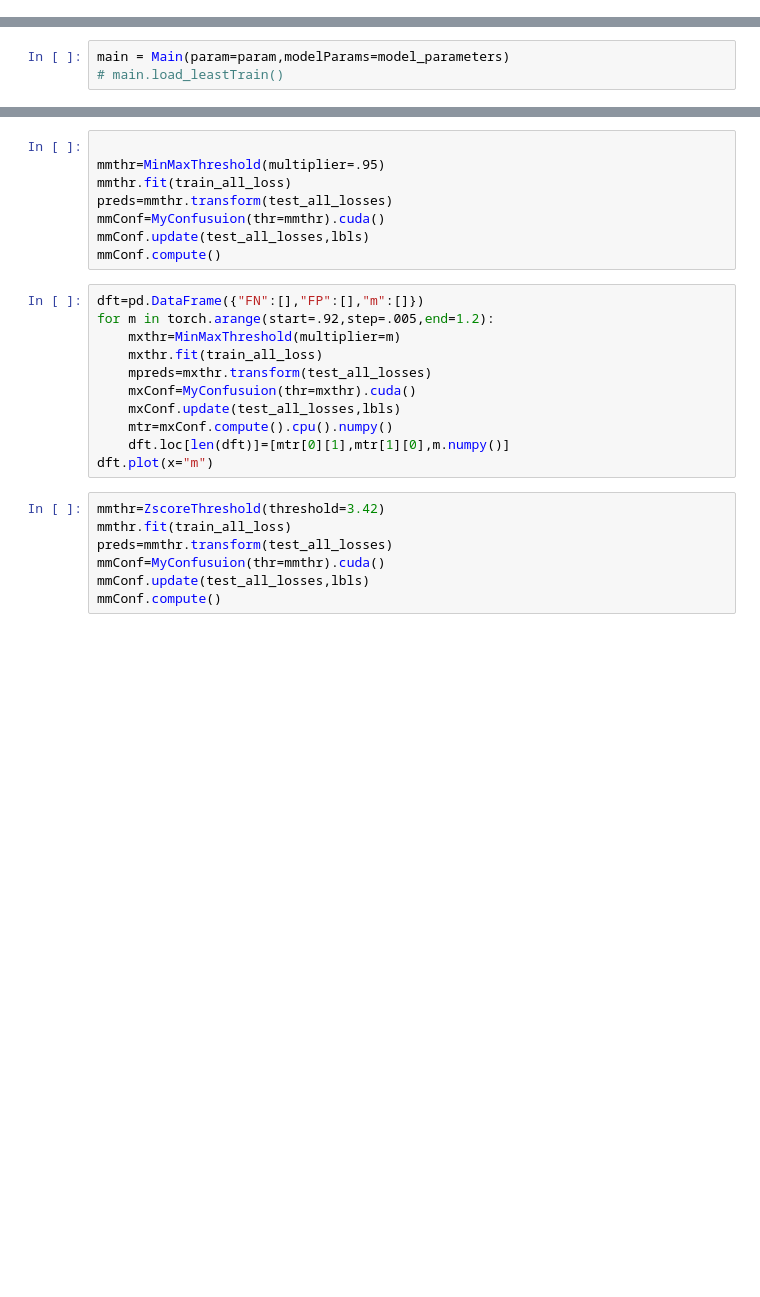
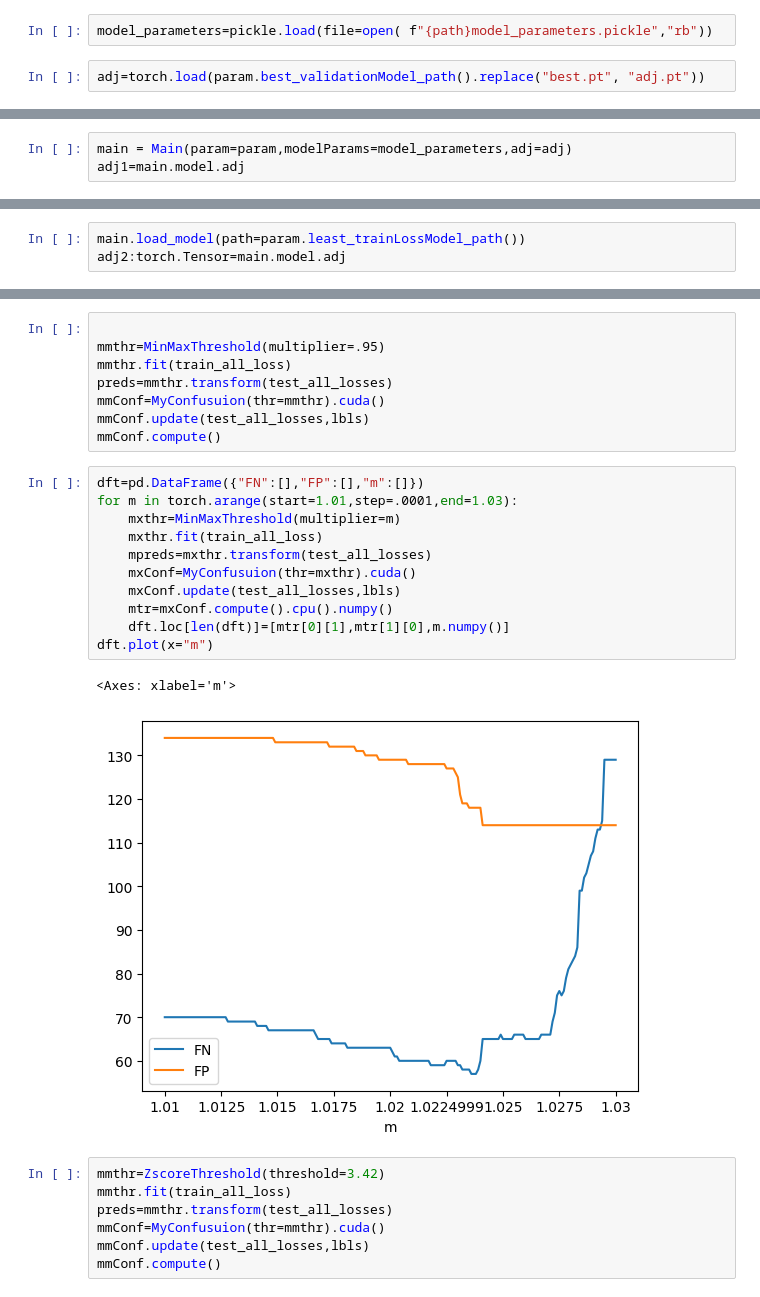
Before and after one commit to mhidea/GDN, a Jupyter notebook: run_test.ipynb, the cells around one changed output, grey strips where cells are left out. Saved outputs shown, nothing was run; the diff lists cells and outputs as text; blank space fills up the shorter version.

```diff
--- a/run_test.ipynb
+++ b/run_test.ipynb
@@ -26,0 +24,4 @@ if param.model in [Models.my_mstgat,Models.my_mstgat2]:
+# %%
+model_parameters=pickle.load(file=open( f"{path}model_parameters.pickle","rb"))
+# %%
+adj=torch.load(param.best_validationModel_path().replace("best.pt", "adj.pt"))
@@ -27,3 +50,3 @@ if param.model in [Models.my_mstgat,Models.my_mstgat2]:
 # %%
-main = Main(param=param,modelParams=model_parameters)
-# main.load_leastTrain()
+main = Main(param=param,modelParams=model_parameters,adj=adj)
+adj1=main.model.adj
@@ -29,0 +71,3 @@ main = Main(param=param,modelParams=model_parameters)
+# %%
+main.load_model(path=param.least_trainLossModel_path())
+adj2:torch.Tensor=main.model.adj
@@ -63,15 +113,18 @@ mmConf.update(test_all_losses,lbls)
 mmConf.compute()
 # %%
 dft=pd.DataFrame({"FN":[],"FP":[],"m":[]})
-for m in torch.arange(start=.92,step=.005,end=1.2):
+for m in torch.arange(start=1.01,step=.0001,end=1.03):
     mxthr=MinMaxThreshold(multiplier=m)
     mxthr.fit(train_all_loss)
     mpreds=mxthr.transform(test_all_losses)
     mxConf=MyConfusuion(thr=mxthr).cuda()
     mxConf.update(test_all_losses,lbls)
     mtr=mxConf.compute().cpu().numpy()
     dft.loc[len(dft)]=[mtr[0][1],mtr[1][0],m.numpy()]
 dft.plot(x="m")
+# %% [output]
+<Axes: xlabel='m'>
+[figure, added]
 # %%
 mmthr=ZscoreThreshold(threshold=3.42)
 mmthr.fit(train_all_loss)
```
Also changed, not shown: parts of 11 cells of this notebook, 2 other files.
